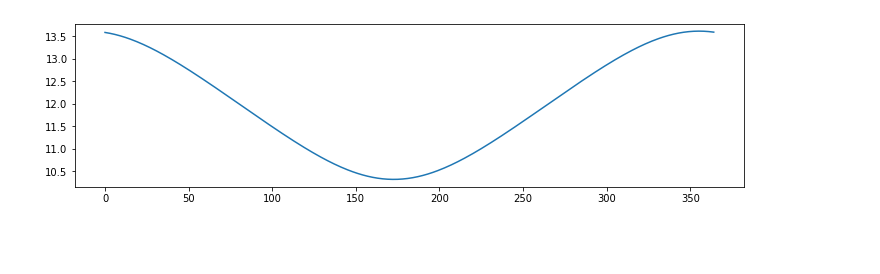
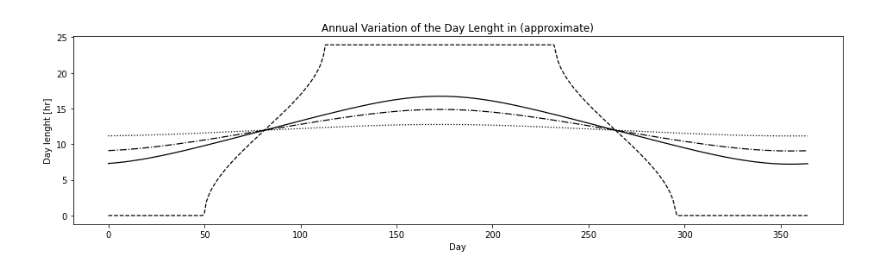
Before and after one commit to luishpinto/astrophysics, a Jupyter notebook: diurnal_arc_02.ipynb, the cells around one changed output. Drawn from its saved outputs; the diff is of its cells as text; code cells hidden in the pictures; blank space fills up the shorter version.

```diff
--- a/diurnal_arc_02.ipynb
+++ b/diurnal_arc_02.ipynb
@@ -14,3 +10,6 @@ phi = obs.lat
+# %%
+# phi = np.radians(78.0 + 13.0 / 60)
+phi = np.radians(np.array([53.48, 78.22, 40.72, 13.75]))
 # %%
 N = np.arange(365)
 omega = 2 * np.pi / 365.24
@@ -18,11 +17,20 @@ ecl = np.radians(23.44)
 # %%
 delta = -np.arcsin(np.sin(ecl) * np.cos(omega * (N + 10)))
 # %%
-h = np.arccos(-np.tan(delta) * np.tan(phi.radian))
-T = ((np.degrees(2.0 * h) / 360.0) * u.sday).to(u.h)
+T = np.array([])
+for i in phi:
+  h = np.arccos(np.clip(-np.tan(delta) * np.tan(i), -1.0, 1.0))
+  T = np.append(T, np.degrees(2.0 * h / 360.0) * u.sday.to(u.h))
+
+T = T.reshape(len(phi),-1)
-# %%
-fig = plt.figure(figsize = (12.0, 3.0))
-plt.plot(N, T)
-plt.show()
-# %% [output]
-[figure, removed]
+# %%
+sty = np.array(['-', '--', '-.', ':'])
+fig = plt.figure(figsize = (16.0, 4.0))
+for i in range(len(phi)):
+  plt.plot(N, T[i], c = 'k', lw = 1.25, linestyle = sty[i])
+plt.title('Annual Variation of the Day Lenght (approximate)')
+plt.xlabel('Day')
+plt.ylabel('Day lenght [hr]')
+plt.show()
+# %% [output]
+[figure, added]
```
Also changed, not shown: parts of 3 cells of this notebook.
